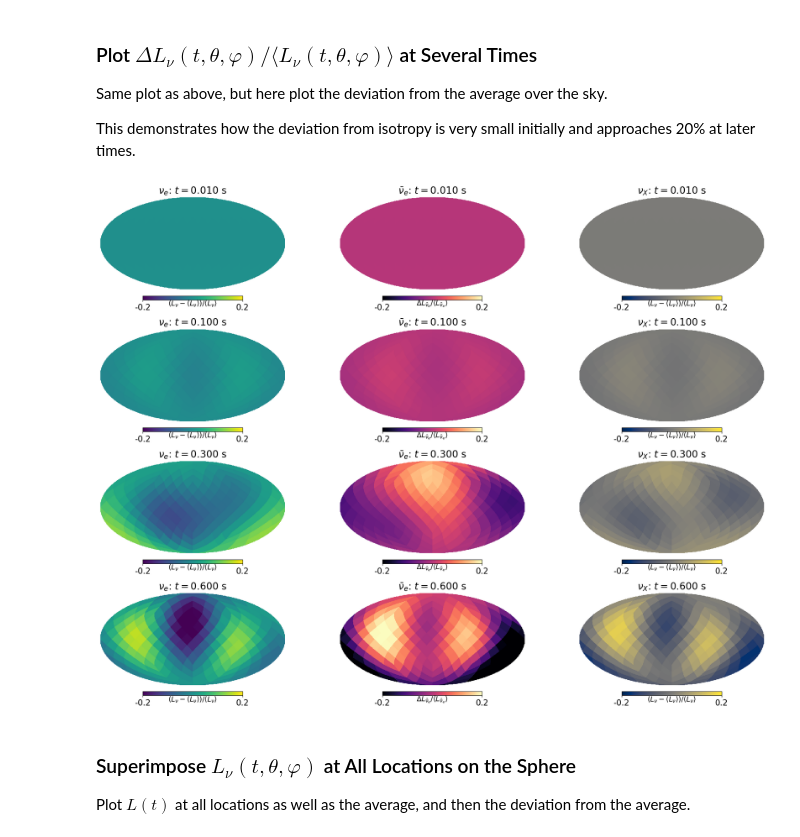
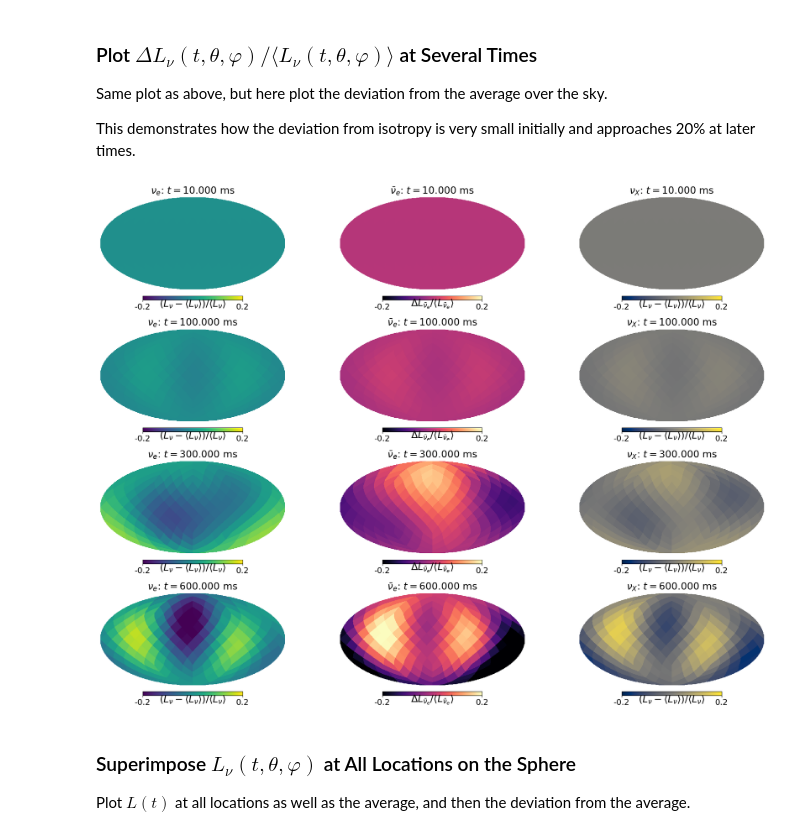
Before and after one commit to dristii-32/snewpy, a Jupyter notebook: doc/source/nb/ccsn/Fornax_2019.ipynb, the cells around one changed output. Saved outputs shown, nothing was run; the diff lists cells and outputs as text; code cells hidden in the pictures.

```diff
--- a/doc/source/nb/ccsn/Fornax_2019.ipynb
+++ b/doc/source/nb/ccsn/Fornax_2019.ipynb
@@ -166,28 +99,28 @@ if healpy_available:
 
     fig, axes = plt.subplots(nt,3, figsize=(8*3, nt*4.5))
 
-    L_nue = cached_model.luminosity[ThreeFlavor.NU_E].to('1e52*erg/s')
-    L_nue_bar = cached_model.luminosity[ThreeFlavor.NU_E_BAR].to('1e52*erg/s')
-    L_numu = cached_model.luminosity[ThreeFlavor.NU_MU].to('1e52*erg/s')
+    #- Get luminosity for a fixed list of times
+    idx = [np.abs(t - model.time).argmin() for t in times]
+    L_nue = model.luminosity[ThreeFlavor.NU_E].to('1e52*erg/s')[idx]
+    L_nue_bar = model.luminosity[ThreeFlavor.NU_E_BAR].to('1e52*erg/s')[idx]
+    L_numu = model.luminosity[ThreeFlavor.NU_MU].to('1e52*erg/s')[idx]
 
     for i, t in enumerate(times):
-        j = (np.abs(t - cached_model.time)).argmin()
-
         ax = axes[i,0]
         plt.axes(ax)
-        hp.mollview(L_nue[j], title=r'$L_{{\nu_e}}(t={:.3f})$'.format(cached_model.time[j]),
+        hp.mollview(L_nue[i], title=rf'$L_{{\nu_e}}(t={t:.3f})$',
                     unit=r'$10^{52}$ erg s$^{-1}$', cmap='viridis',
                     hold=True)
 
         ax = axes[i,1]
         plt.axes(ax)
-        hp.mollview(L_nue_bar[j], title=r'$L_{{\bar{{\nu}}_e}}(t={:.3f})$'.format(cached_model.time[j]),
+        hp.mollview(L_nue_bar[i], title=rf'$L_{{\bar{{\nu}}_e}}(t={t:.3f})$',
                     unit=r'$10^{52}$ erg s$^{-1}$', cmap='magma',
                     hold=True)
 
         ax = axes[i,2]
         plt.axes(ax)
-        hp.mollview(L_numu[j], title=r'$L_{{\nu_X}}(t={:.3f})$'.format(cached_model.time[j]),
+        hp.mollview(L_numu[i], title=rf'$L_{{\nu_X}}(t={t:.3f})$',
                     unit=r'$10^{52}$ erg s$^{-1}$', cmap='cividis',
                     hold=True)
 # %% [output]
@@ -201,47 +134,47 @@ This demonstrates how the deviation from isotropy is very small initially and ap
 # %%
 if healpy_available:
     times = np.asarray([10., 100., 300., 600.]) * u.ms
     nt = len(times)
 
     fig, axes = plt.subplots(nt,3, figsize=(8*3, nt*4.5))
 
-    L_nue = cached_model.luminosity[ThreeFlavor.NU_E].to('1e52*erg/s')
-    L_nue_bar = cached_model.luminosity[ThreeFlavor.NU_E_BAR].to('1e52*erg/s')
-    L_numu = cached_model.luminosity[ThreeFlavor.NU_MU].to('1e52*erg/s')
+    #- Get luminosity for a fixed list of times
+    idx = [np.abs(t - model.time).argmin() for t in times]
+    L_nue = model.luminosity[ThreeFlavor.NU_E].to('1e52*erg/s')[idx]
+    L_nue_bar = model.luminosity[ThreeFlavor.NU_E_BAR].to('1e52*erg/s')[idx]
+    L_numu = model.luminosity[ThreeFlavor.NU_MU].to('1e52*erg/s')[idx]
 
     vmin, vmax = -0.2, 0.2
 
     for i, t in enumerate(times):
-        j = (np.abs(t - cached_model.time)).argmin()
-
         ax = axes[i,0]
         plt.axes(ax)
-        Lavg = np.average(L_nue[j])
-        dL_on_L = (L_nue[j] - Lavg) / Lavg
-        hp.mollview(dL_on_L, title=r'$\nu_e$: $t=${:.3f}'.format(cached_model.time[j]),
+        Lavg = np.average(L_nue[i])
+        dL_on_L = (L_nue[i] - Lavg) / Lavg
+        hp.mollview(dL_on_L, title=rf'$\nu_e$: $t=${t:.3f}',
                     unit=r'$(L_\nu - \langle L_\nu\rangle) / \langle L_\nu\rangle$', cmap='viridis',
                     min=vmin, max=vmax,
                     hold=True)
 
         ax = axes[i,1]
         plt.axes(ax)
-        Lavg = np.average(L_nue_bar[j])
-        dL_on_L = (L_nue_bar[j] - Lavg) / Lavg
-        hp.mollview(dL_on_L, title=r'$\bar{{\nu}}_e$: $t=${:.3f}'.format(cached_model.time[j]),
+        Lavg = np.average(L_nue_bar[i])
+        dL_on_L = (L_nue_bar[i] - Lavg) / Lavg
+        hp.mollview(dL_on_L, title=rf'$\bar{{\nu}}_e$: $t=${t:.3f}',
                     unit=r'$\Delta L_{\bar{\nu}_e}/\langle L_{\bar{\nu}_e}\rangle$', cmap='magma',
                     min=vmin, max=vmax,
                     hold=True)
 
         ax = axes[i,2]
         plt.axes(ax)
-        Lavg = np.average(L_numu[j])
-        dL_on_L = (L_numu[j] - Lavg) / Lavg
-        hp.mollview(dL_on_L, title=r'$\nu_X$: $t=${:.3f}'.format(cached_model.time[j]),
+        Lavg = np.average(L_numu[i])
+        dL_on_L = (L_numu[i] - Lavg) / Lavg
+        hp.mollview(dL_on_L, title=rf'$\nu_X$: $t=${t:.3f}',
                     unit=r'$(L_\nu - \langle L_\nu\rangle) / \langle L_\nu\rangle$', cmap='cividis',
                     min=vmin, max=vmax,
                     hold=True)
 # %% [output]
-[figure, old version]
+[figure, new version]
 # %% [markdown]
 ### Superimpose $L_\nu(t,\theta,\varphi)$ at All Locations on the Sphere
 
```
Also changed, not shown: parts of 12 cells of this notebook.
